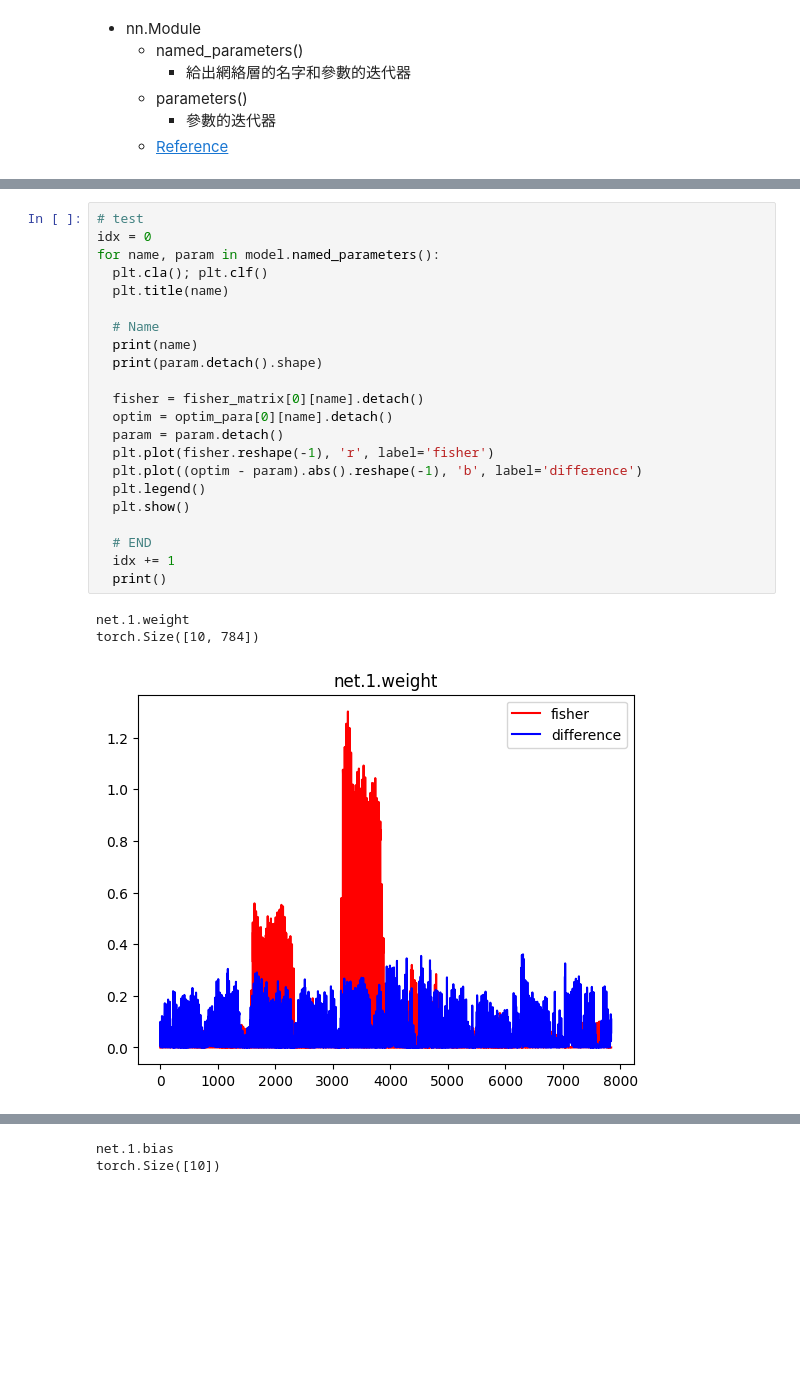
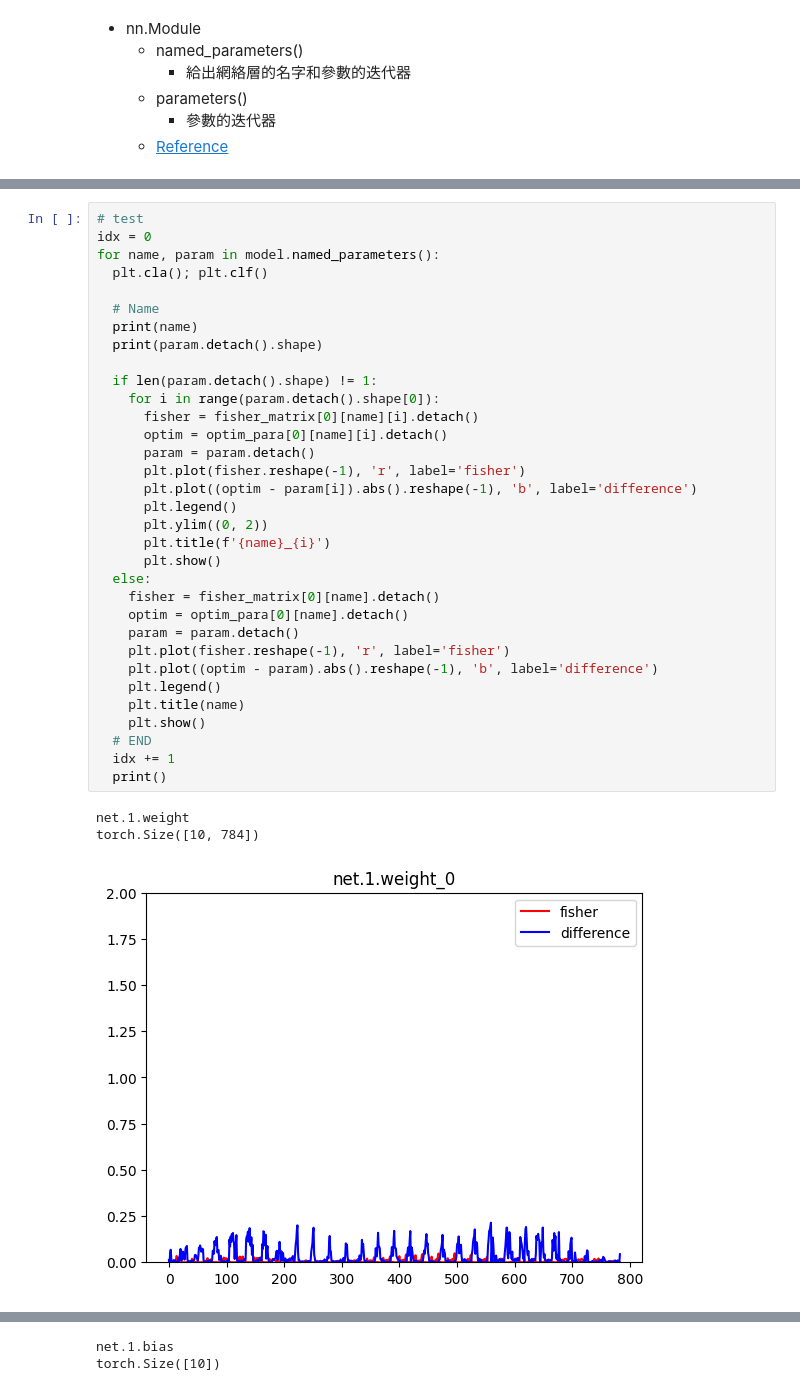
Before and after one commit to lazybear-0425/DeepLearningExperiment, a Jupyter notebook: w3-2/add.ipynb, the cells around one changed output, grey strips where cells are left out. Saved outputs shown, nothing was run; the diff lists cells and outputs as text; blank space fills up the shorter version.

```diff
--- a/w3-2/add.ipynb
+++ b/w3-2/add.ipynb
@@ -266,26 +316,37 @@ weighted avg       0.65      0.66      0.64     10000
 # %%
 # test
 idx = 0
 for name, param in model.named_parameters():
   plt.cla(); plt.clf()
-  plt.title(name)
 
   # Name
   print(name)
   print(param.detach().shape)
 
-  fisher = fisher_matrix[0][name].detach()
-  optim = optim_para[0][name].detach()
-  param = param.detach()
-  plt.plot(fisher.reshape(-1), 'r', label='fisher')
-  plt.plot((optim - param).abs().reshape(-1), 'b', label='difference')
-  plt.legend()
-  plt.show()
-
+  if len(param.detach().shape) != 1:
+    for i in range(param.detach().shape[0]):
+      fisher = fisher_matrix[0][name][i].detach()
+      optim = optim_para[0][name][i].detach()
+      param = param.detach()
+      plt.plot(fisher.reshape(-1), 'r', label='fisher')
+      plt.plot((optim - param[i]).abs().reshape(-1), 'b', label='difference')
+      plt.legend()
+      plt.ylim((0, 2))
+      plt.title(f'{name}_{i}')
+      plt.show()
+  else:
+    fisher = fisher_matrix[0][name].detach()
+    optim = optim_para[0][name].detach()
+    param = param.detach()
+    plt.plot(fisher.reshape(-1), 'r', label='fisher')
+    plt.plot((optim - param).abs().reshape(-1), 'b', label='difference')
+    plt.legend()
+    plt.title(name)
+    plt.show()
   # END
   idx += 1
   print()
 # %% [output]
 net.1.weight
 torch.Size([10, 784])
-[figure, old version]
+[figure, new version]
```
Also changed, not shown: parts of 6 cells of this notebook, 4 other files.
